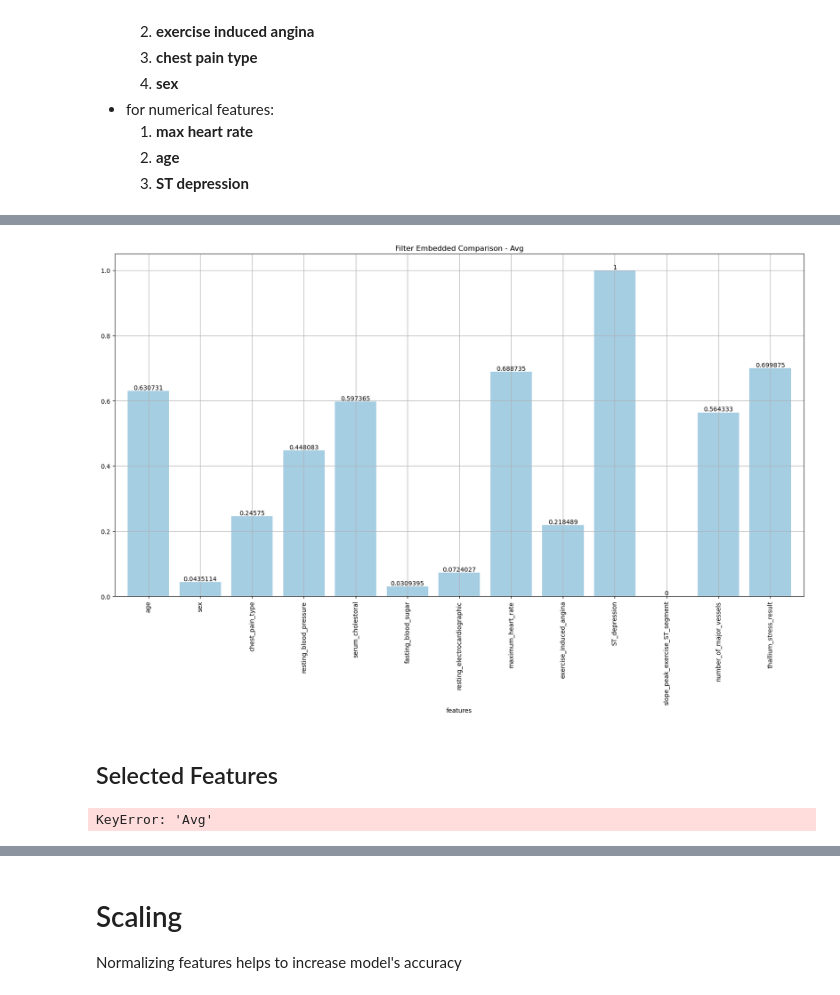
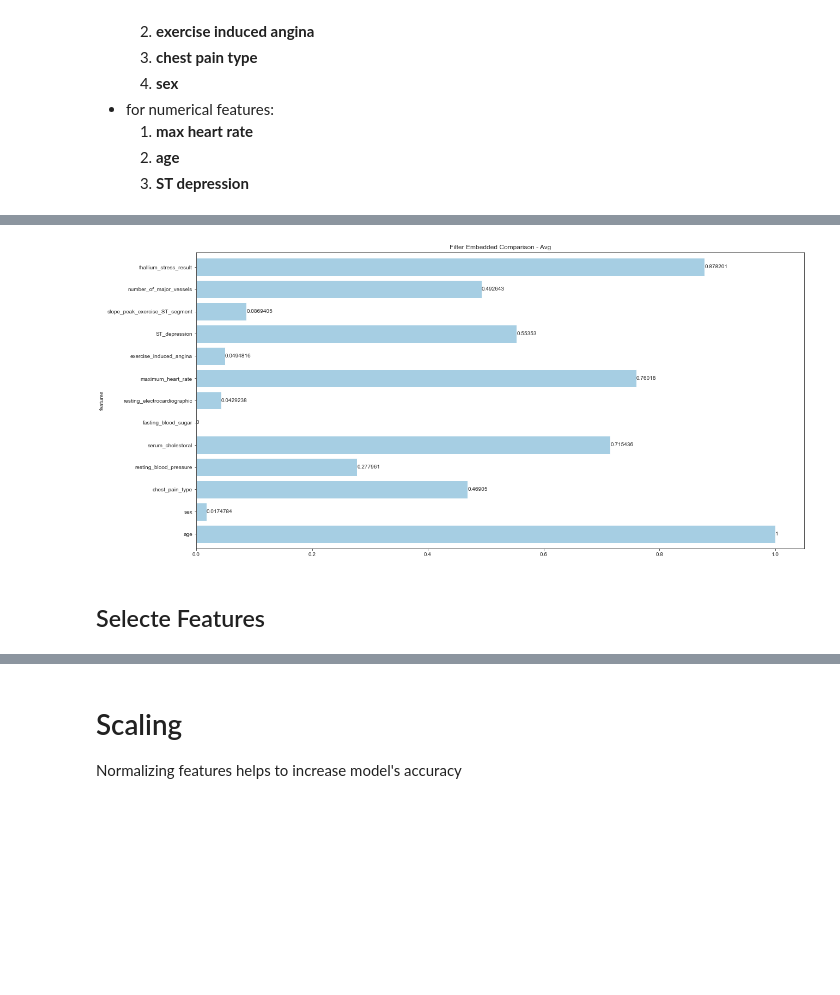
Before and after one commit to Nicola-Ibrahim/Heart-Diseases-Prediction, a Jupyter notebook: notebooks/multiclass/03_feature_engineering.ipynb, the cells around one changed output, grey strips where cells are left out. Cells and saved outputs as stored; diff of their text form; code cells hidden in the pictures; blank space fills up the shorter version.

```diff
--- a/notebooks/multiclass/03_feature_engineering.ipynb
+++ b/notebooks/multiclass/03_feature_engineering.ipynb
@@ -279,7 +296,7 @@ fisher_rank.plot_scores("Fisher Score - feature importance", sorting=True)
 filter_methods_comp = pd.DataFrame(
     data={
         "features": df_train.columns[:-1],
-        "mutual_info": mi_rank.rank_result.data["Score"],
+        "info_gain": info_gain_rank.rank_result.data["Score"],
         "fisher_score": fisher_rank.rank_result.data["Score"],
     },
 )
@@ -390,13 +445,14 @@ Index(['sex', 'chest_pain_type', 'resting_blood_pressure', 'serum_cholestoral',
 # %%
-def tree_based_score(X, y):
+def gini_index_score(X, y):
     """Calculate Tree-based score"""
-    dt_model_selector = DecisionTreeClassifier(criterion="entropy")
+    dt_model_selector = DecisionTreeClassifier(criterion="gini")
     dt_model_selector.fit(X, y)
     return dt_model_selector.feature_importances_
 
 
-tree_based_rank = FeatureRank(tree_based_score).get_ranks(
+gini_index_rank = FeatureRank(gini_index_score).get_ranks(
     df_train.iloc[:, :-1], df_train["target"]
 )
-tree_based_rank.plot_scores("Tree-Based - feature importance", sorting=True)
+print(gini_index_rank.get_largest_score(10))
+gini_index_rank.plot_scores("Gini Index - features importance", sorting=True, save=True)
 # %% [output]
@@ -440,7 +497,7 @@ lasso_rank.plot_scores("Lasso - feature importance", sorting=True)
 embedded_methods_comp = pd.DataFrame(
     data={
         "features": df_train.columns[:-1],
-        "tree_based": tree_based_rank.rank_result.data["Score"],
+        "gini_index": gini_index_rank.rank_result.data["Score"],
         "L1-regularization": lasso_rank.rank_result.data["Score"],
     },
 )
@@ -481,10 +538,10 @@ In comparison between graphs and statistical test, the conclusion about the most
   3. **ST depression**
 # %%
 filter_embedded_comp = pd.concat([embedded_methods_comp, filter_methods_comp], axis=1)
-
+filter_embedded_comp.drop(columns=['L1-regularization'], inplace=True)
 
 # Save DataFrame in excel file
-filter_embedded_comp.to_csv(FEATURES_SELECTION_METHODS_PATH)
+# filter_embedded_comp.to_csv(FEATURES_SELECTION_METHODS_PATH)
 
 # Normalize Avg column
 # filter_embedded_comp["Avg"] = (
@@ -494,7 +551,8 @@ filter_embedded_comp.to_csv(FEATURES_SELECTION_METHODS_PATH)
 # filter_embedded_comp['Avg'] /= (filter_embedded_comp['Avg'].max() - filter_embedded_comp['Avg'].min())
 # filter_embedded_comp = filter_embedded_comp.sort_values("Avg", ascending=False)
 
-filter_embedded_comp.style.applymap(
-    lambda x: "color: green" if x > 0.3 else "color: red"
+filter_embedded_comp_styled = filter_embedded_comp.style.applymap(
+    lambda x: "color: green" if x > 0.1 else "color: red"
 )
+filter_embedded_comp_styled
 # %% [output]
@@ -530,23 +588,13 @@ filter_embedded_comp.plot(kind="barh", figsize=(10, 5))
 # %%
-ax = filter_embedded_comp["tree_based"].plot.bar(
+ax = filter_embedded_comp["gini_index"].plot.barh(
     width=0.8, figsize=(20, 10), colormap="Paired"
 )
 
 ax.bar_label(ax.containers[0])
 
 plt.title("Filter Embedded Comparison - Avg")
 plt.grid()
 # %% [output]
-[figure, old version]
+[figure, new version]
 # %% [markdown]
-## Selected Features
+## Selecte Features
-# %%
-# gg = mi_rank.get_largest_score(n=9) + ['target']
-gg = filter_embedded_comp.nlargest(9, "Avg").index.to_list() + ["target"]
-selected_train_data = train_data[gg]
-selected_test_data = test_data[gg]
-
-# selected_train_data = train_data[genetic_features.tolist() + ['target']]
-# selected_test_data = test_data[genetic_features.tolist() + ['target']]
-# %% [output]
-KeyError: 'Avg'
```
Also changed, not shown: parts of 30 cells of this notebook.
